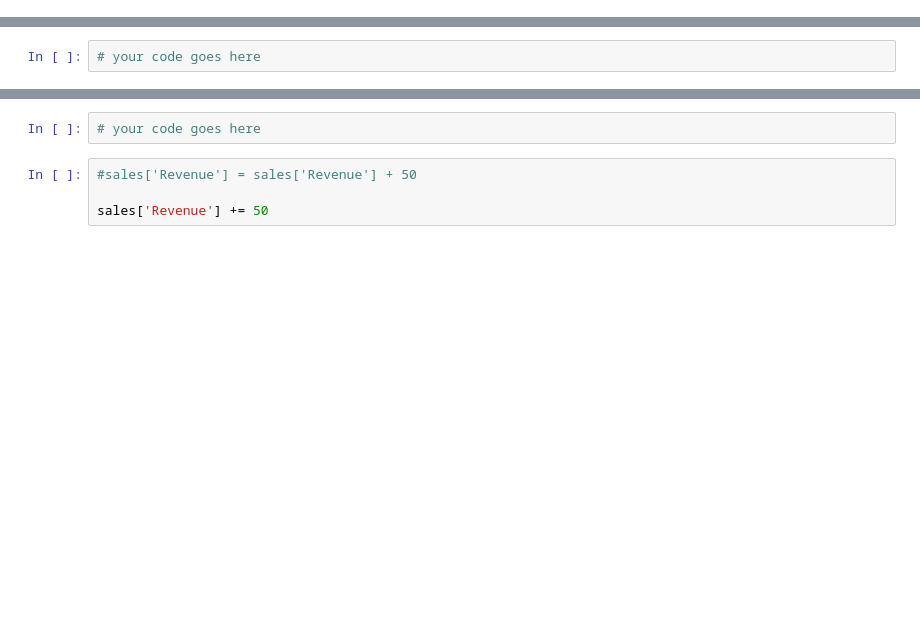
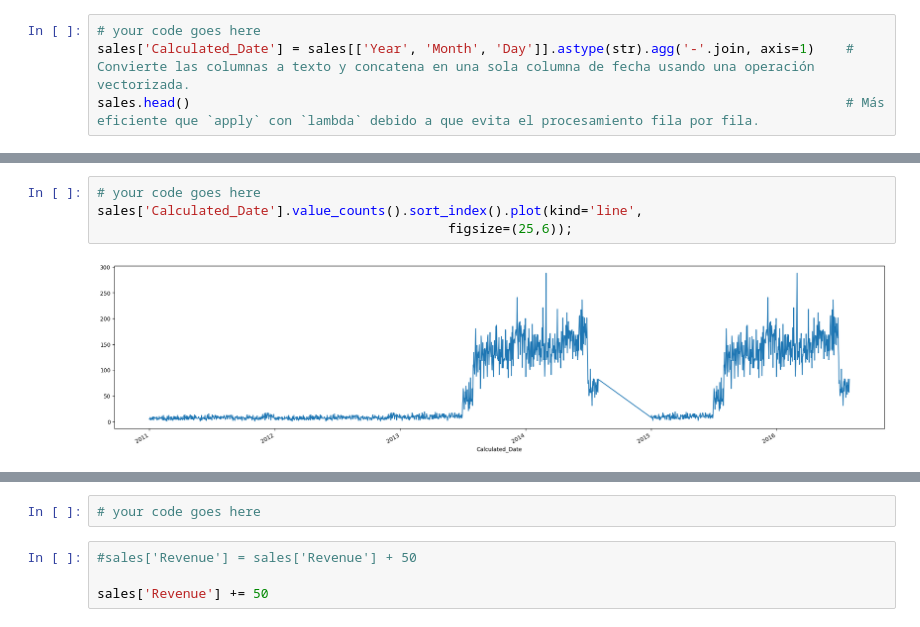
Before and after one commit to Enybyy/Data-Analyst, a Jupyter notebook: FreeCodeCamp/Exercises_1.ipynb, the cells around one changed output, grey strips where cells are left out. Drawn from its saved outputs; the diff is of its cells as text; blank space fills up the shorter version.

```diff
--- a/FreeCodeCamp/Exercises_1.ipynb
+++ b/FreeCodeCamp/Exercises_1.ipynb
@@ -259,0 +262,4 @@ Use `Day`, `Month`, `Year` to create a `Date` column (`YYYY-MM-DD`).
+# %%
+# your code goes here
+sales['Calculated_Date'] = sales[['Year', 'Month', 'Day']].astype(str).agg('-'.join, axis=1)    # Convierte las columnas a texto y concatena en una sola columna de fecha usando una operación vectorizada.
+sales.head()                                                                                    # Más eficiente que `apply` con `lambda` debido a que evita el procesamiento fila por fila.
@@ -280,3 +335,7 @@ Show a <b>line plot</b> using `Calculated_Date` column as the x-axis and the cou
 # %%
 # your code goes here
+sales['Calculated_Date'].value_counts().sort_index().plot(kind='line',
+                                             figsize=(25,6));
+# %% [output]
+[figure, added]
 # %%
```
Also changed, not shown: parts of 28 cells of this notebook.
